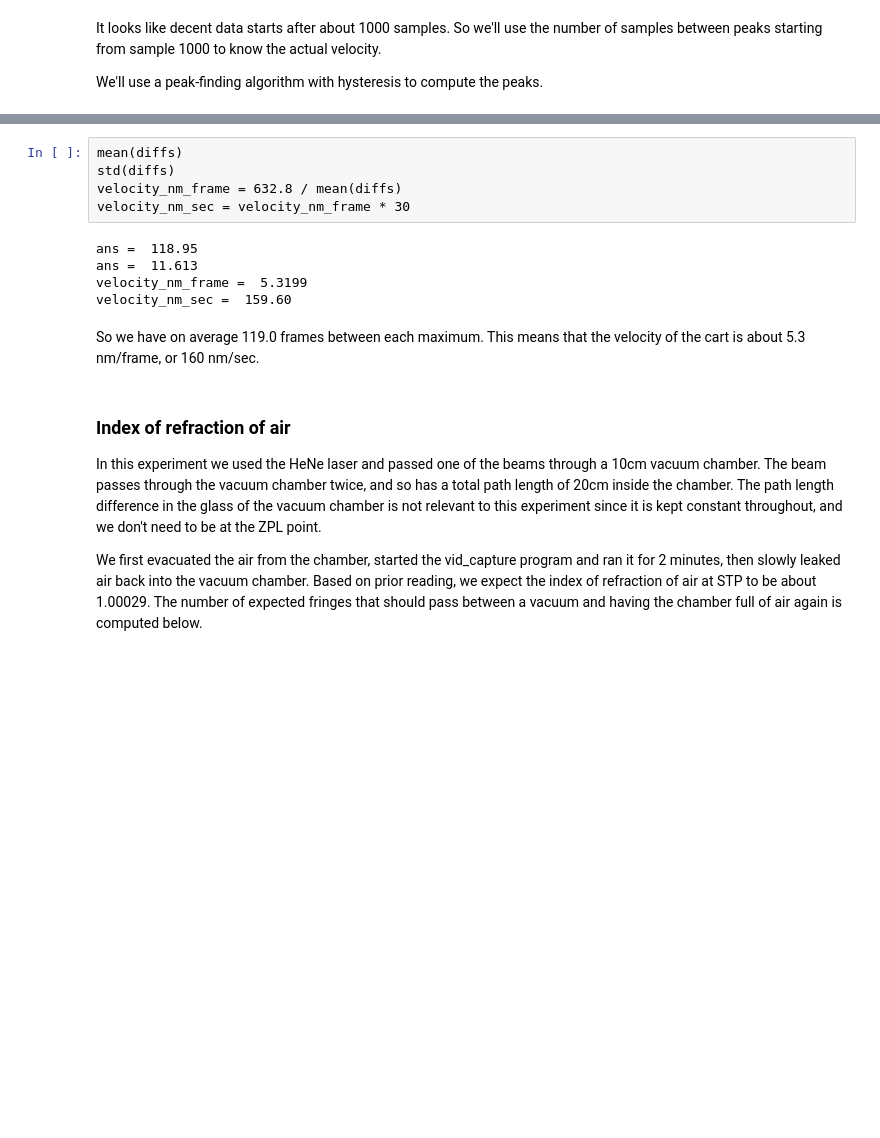
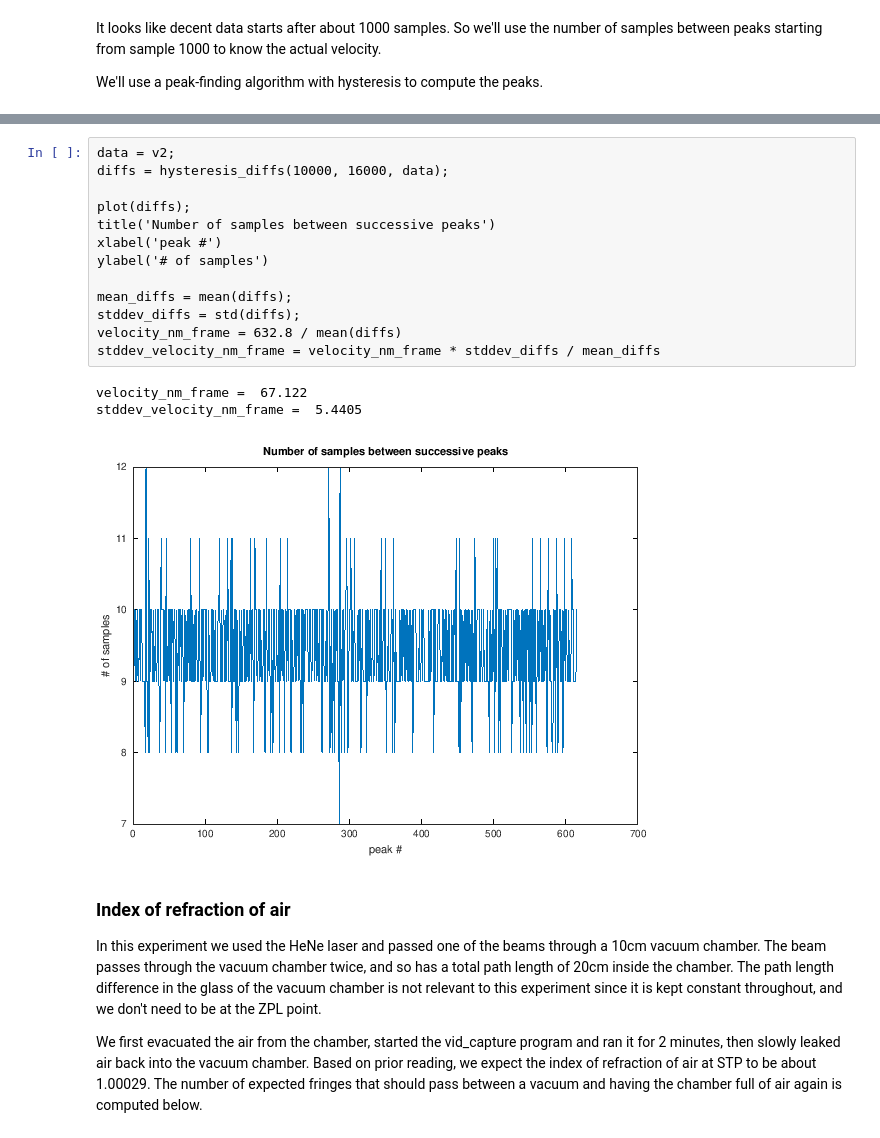
Before and after one commit to jtroo/phys408-lab1, a Jupyter notebook: notebook.ipynb, the cells around one changed output, grey strips where cells are left out. Drawn from its saved outputs; the diff is of its cells as text; blank space fills up the shorter version.

```diff
--- a/notebook.ipynb
+++ b/notebook.ipynb
@@ -272,15 +315,20 @@ ans =
-# %%
-mean(diffs)
-std(diffs)
-velocity_nm_frame = 632.8 / mean(diffs)
-velocity_nm_sec = velocity_nm_frame * 30
-# %% [output]
-ans =  118.95
-ans =  11.613
-velocity_nm_frame =  5.3199
-velocity_nm_sec =  159.60
-# %% [markdown]
-So we have on average 119.0 frames between each maximum. This means that the velocity of the cart is about 5.3 nm/frame, or 160 nm/sec.
+# %%
+data = v2;
+diffs = hysteresis_diffs(10000, 16000, data);
+
+plot(diffs);
+title('Number of samples between successive peaks')
+xlabel('peak #')
+ylabel('# of samples')
+
+mean_diffs = mean(diffs);
+stddev_diffs = std(diffs);
+velocity_nm_frame = 632.8 / mean(diffs)
+stddev_velocity_nm_frame = velocity_nm_frame * stddev_diffs / mean_diffs
+# %% [output]
+velocity_nm_frame =  67.122
+stddev_velocity_nm_frame =  5.4405
+[figure, added]
 # %% [markdown]
 ### Index of refraction of air
 
```
Also changed, not shown: parts of 13 cells of this notebook.
